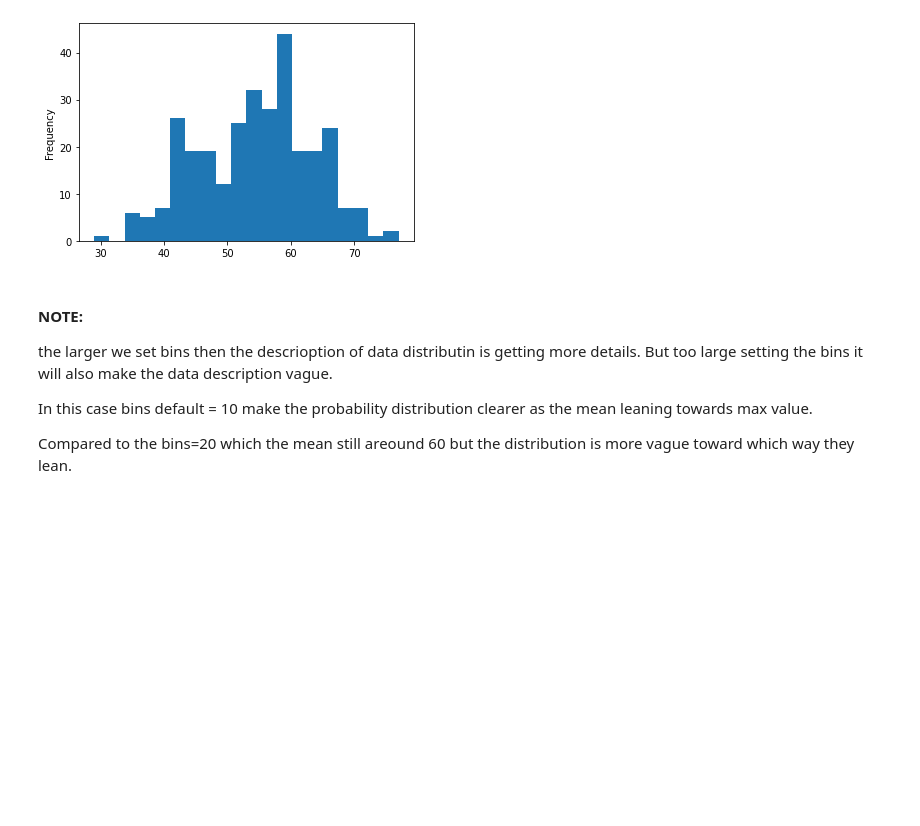
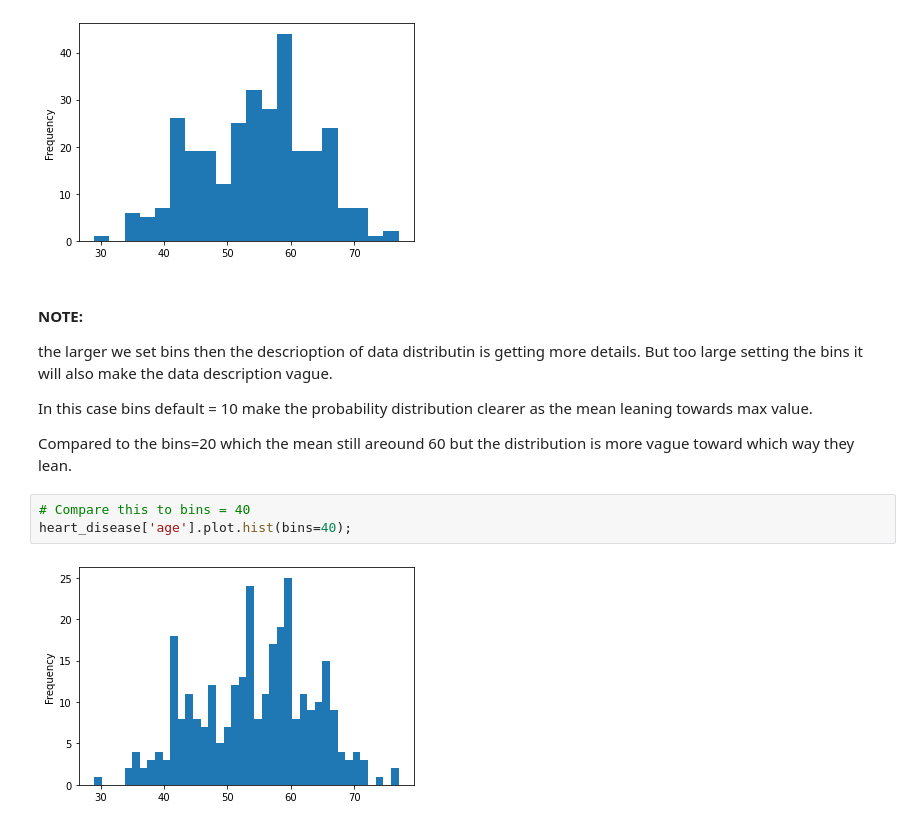
Before and after one commit to m00racle/zero-to-mastery-ml, a Jupyter notebook: section-2-data-science-and-ml-tools/TRIAL-PLOT-PANDAS.ipynb, the cells around one changed output. Drawn from its saved outputs; the diff is of its cells as text; blank space fills up the shorter version.

```diff
--- a/section-2-data-science-and-ml-tools/TRIAL-PLOT-PANDAS.ipynb
+++ b/section-2-data-science-and-ml-tools/TRIAL-PLOT-PANDAS.ipynb
@@ -318,3 +321,8 @@ the larger we set bins then the descrioption of data distributin is getting more
 In this case bins default = 10 make the probability distribution clearer as the mean leaning towards max value.
 
 Compared to the bins=20 which the mean still areound 60 but the distribution is more vague toward which way they lean.
+# %%
+# Compare this to bins = 40
+heart_disease['age'].plot.hist(bins=40);
+# %% [output]
+[figure, added]
```
Also changed, not shown: parts of 40 cells of this notebook.
